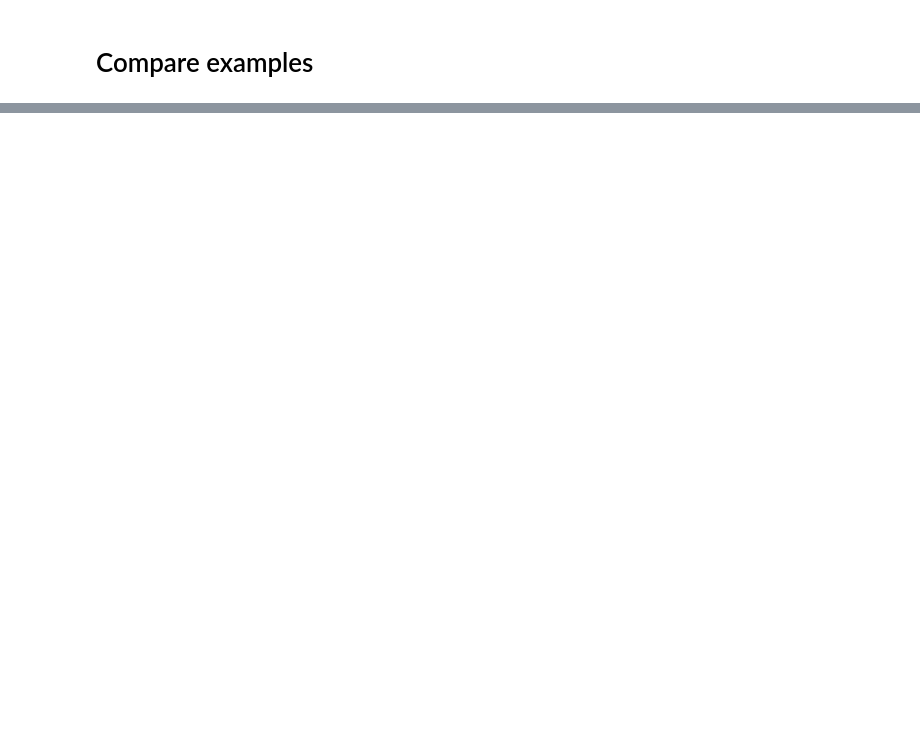
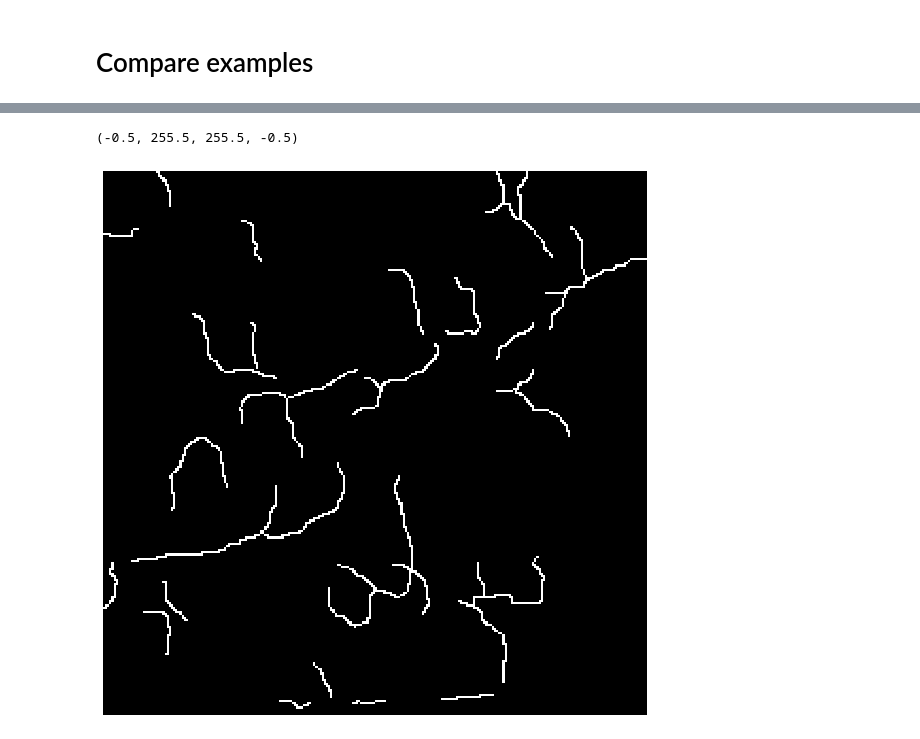
Before and after one commit to mikeskaug/ridges, a Jupyter notebook: notebooks/manual_label_eval.ipynb, the cells around one changed output, grey strips where cells are left out. Drawn from its saved outputs; the diff is of its cells as text; code cells hidden in the pictures; blank space fills up the shorter version.

```diff
--- a/notebooks/manual_label_eval.ipynb
+++ b/notebooks/manual_label_eval.ipynb
@@ -150,0 +153,9 @@ for i in range(grid_height*grid_width):
+# %%
+N = 0
+_ = plt.figure(figsize=(10,10))
+ax = plt.imshow((all_images[(N-1)*4, :, :].reshape((256, 256))), cmap='bone', interpolation='nearest')
+plt.axis('off')
+# plt.savefig('~/', bbox_inches='tight', pad_inches = 0)
+# %% [output]
+(-0.5, 255.5, 255.5, -0.5)
+[figure, added]
```
Also changed, not shown: parts of 11 cells of this notebook, 1 other file.
